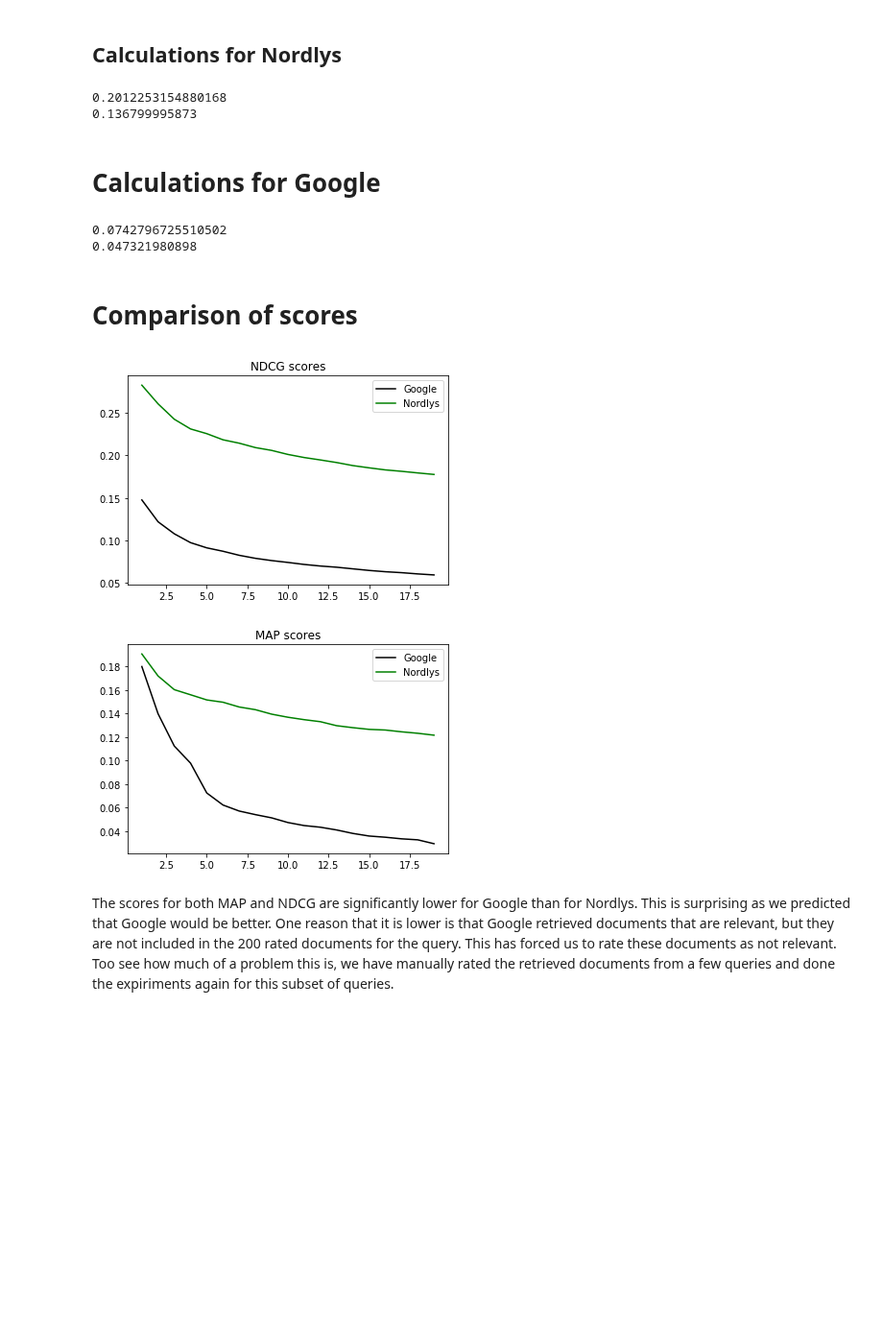
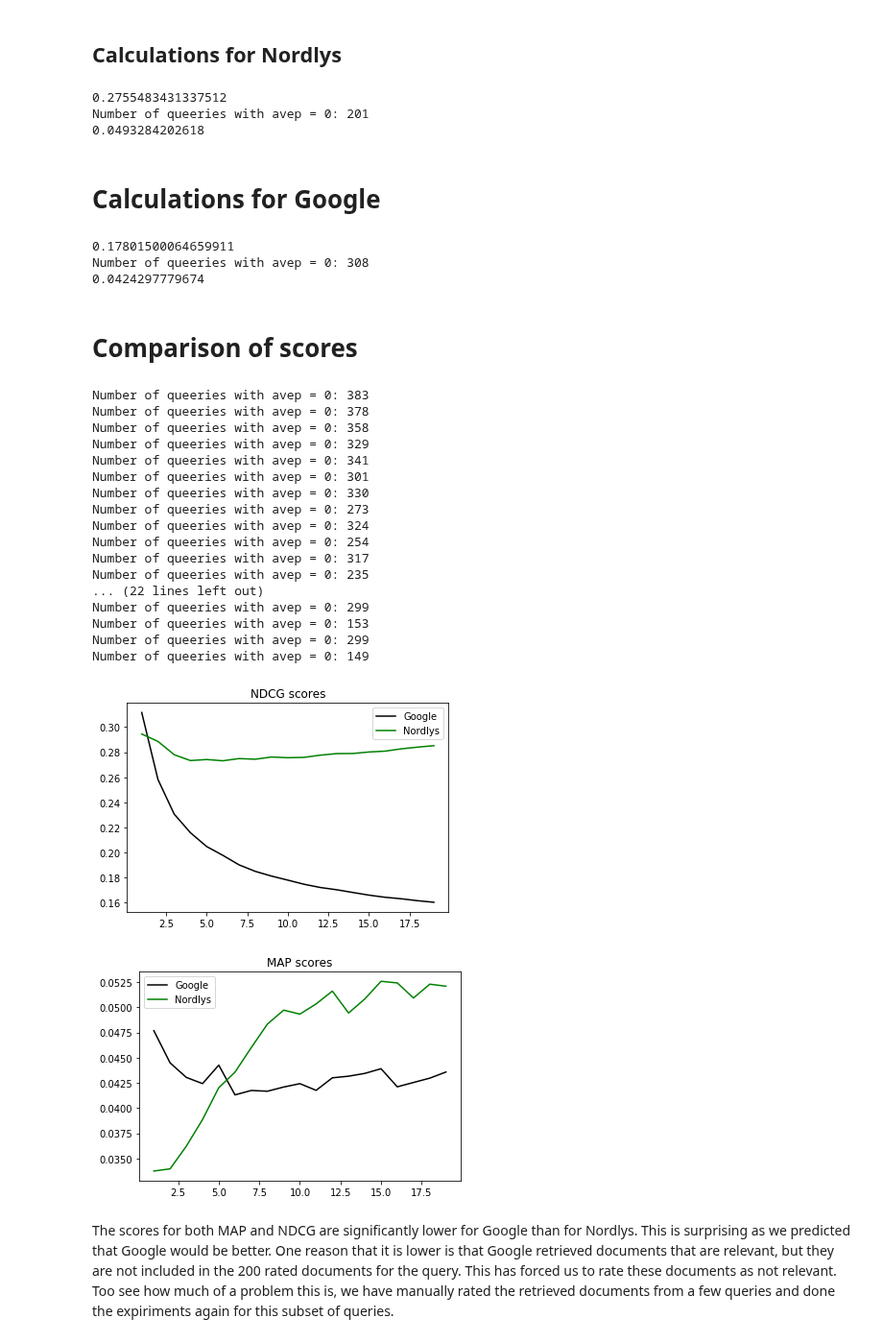
Before and after one commit to arumie/InformationRetrievalProject, a Jupyter notebook: Information_Retrieval_Project.ipynb, the cells around one changed output. Shown at 96% size. Drawn from its saved outputs; the diff is of its cells as text; code cells hidden in the pictures; blank space fills up the shorter version.

```diff
--- a/Information_Retrieval_Project.ipynb
+++ b/Information_Retrieval_Project.ipynb
@@ -11,10 +11,7 @@ with open('query_list.txt', 'r') as f:
     text = f.read()
 
 raw_queries = text.split("\n")
-raw_queries[0].split("\t")
 
 list_queries=[]
-for i in list_queries:
+for i in raw_queries:
     list_queries.append(i.split("\t")[1])
-
-list_queries
@@ -120,11 +133,11 @@ def IDCG(q,k):
     relevant_for_query = query_counts[q]
     gains = []
     #Add all gains of 2 and subtract that number from k
-    for i in range(max(k,relevant_for_query[2])):
+    for i in range(min(k,relevant_for_query[2])):
         gains.append(["Dummy",2])
     k = k-relevant_for_query[2]
     #Add all gains of 1 and subtract that number from k
-    for i in range(max(k,relevant_for_query[1])):
+    for i in range(min(k,relevant_for_query[1])):
         gains.append(["Dummy",1])
     k = k-relevant_for_query[1]
     #Fill the rest of the list with gain of 0 to avoid indexing problems
@@ -135,13 +148,12 @@ def IDCG(q,k):
     #print(idcg)
     return idcg
 
-#Calculates the average NDCG for the first k documents
+#Calculates the average NDCG for the first k documents, only if the retrieved documents >= 20
 def AvgNDCG(input_queries,k):
     sum_ndcg = 0
     for q in input_queries:
-        if len(input_queries[q]) >= 20:
-            addition = (DCG(input_queries[q],k)/IDCG(q,k))
-            sum_ndcg += addition
+        addition = (DCG(input_queries[q],k)/IDCG(q,k))  #NDCG
+        sum_ndcg += addition
     return sum_ndcg/len(input_queries)
 # %% [markdown]
 ## Calculations for Nordlys
@@ -152,12 +164,17 @@ text = nordlys_reader.read()
 import json
 Nordlys_queries = json.loads(text)
 
+for q in Nordlys_queries:
+    for x in range(20-len(Nordlys_queries[q])):
+        Nordlys_queries[q].append(["Dummy",0])
+
 print(AvgNDCG(Nordlys_queries,10))
 
-print(MAP(Nordlys_queries,10))
+print(GMAP(Nordlys_queries,10))
 # %% [output]
-0.2012253154880168
-0.136799995873
+0.2755483431337512
+Number of queeries with avep = 0: 201
+0.0493284202618
 # %% [markdown]
 # Calculations for Google
 # %%
@@ -167,12 +184,17 @@ text = google_reader.read()
 import json
 Google_queries = json.loads(text)
 
+for q in Google_queries:
+    for x in range(20-len(Google_queries[q])):
+        Google_queries[q].append(["Dummy",0])
+
 print(AvgNDCG(Google_queries,10))
 
-print(MAP(Google_queries,10))
+print(GMAP(Google_queries,10))
 # %% [output]
-0.0742796725510502
-0.047321980898
+0.17801500064659911
+Number of queeries with avep = 0: 308
+0.0424297779674
 # %% [markdown]
 # Comparison of scores
 # %%
@@ -187,37 +209,54 @@ iterations = []
 for i in range (1,20):
     google_scores_ndcg.append(AvgNDCG(Google_queries,i))
     nordlys_scores_ndcg.append(AvgNDCG(Nordlys_queries,i))
 
-    google_scores_map.append(MAP(Google_queries,i))
-    nordlys_scores_map.append(MAP(Nordlys_queries,i))
+    google_scores_map.append(GMAP(Google_queries,i))
+    nordlys_scores_map.append(GMAP(Nordlys_queries,i))
     iterations.append(i)
 
 fig = plt.figure()
 ax1 = fig.add_subplot(111)
 
 ax1.plot(iterations, google_scores_ndcg, color='black', label='Google')
 ax1.plot(iterations, nordlys_scores_ndcg, color='green', label='Nordlys')
 ax1.set_title("NDCG scores")
 
 ax1.legend()
 
 fig2 = plt.figure()
 ax2 = fig2.add_subplot(111)
 
 ax2.plot(iterations, google_scores_map, color='black', label='Google')
 ax2.plot(iterations, nordlys_scores_map, color='green', label='Nordlys')
 ax2.set_title("MAP scores")
 
 
 
 ax2.legend()
 plt.show()
 
 fig.savefig('NDCG_Scores.png')
 fig2.savefig('MAP_Scores.png')
 # %% [output]
+Number of queeries with avep = 0: 383
+Number of queeries with avep = 0: 378
+Number of queeries with avep = 0: 358
+Number of queeries with avep = 0: 329
+Number of queeries with avep = 0: 341
+Number of queeries with avep = 0: 301
+Number of queeries with avep = 0: 330
+Number of queeries with avep = 0: 273
+Number of queeries with avep = 0: 324
+Number of queeries with avep = 0: 254
+Number of queeries with avep = 0: 317
+Number of queeries with avep = 0: 235
+... (22 lines left out)
+Number of queeries with avep = 0: 299
+Number of queeries with avep = 0: 153
+Number of queeries with avep = 0: 299
+Number of queeries with avep = 0: 149
-[figure, old version]
+[figure, new version]
-[figure, old version]
+[figure, new version]
 # %% [markdown]
 The scores for both MAP and NDCG are significantly lower for Google than for Nordlys. This is surprising as we predicted that Google would be better.
 One reason that it is lower is that Google retrieved documents that are relevant, but they are not included in the 200 rated documents for the query. This has forced us to rate these documents as not relevant. Too see how much of a problem this is, we have manually rated the retrieved documents from a few queries and done the expiriments again for this subset of queries.
```
Also changed, not shown: parts of 3 cells of this notebook, 2 other files.
